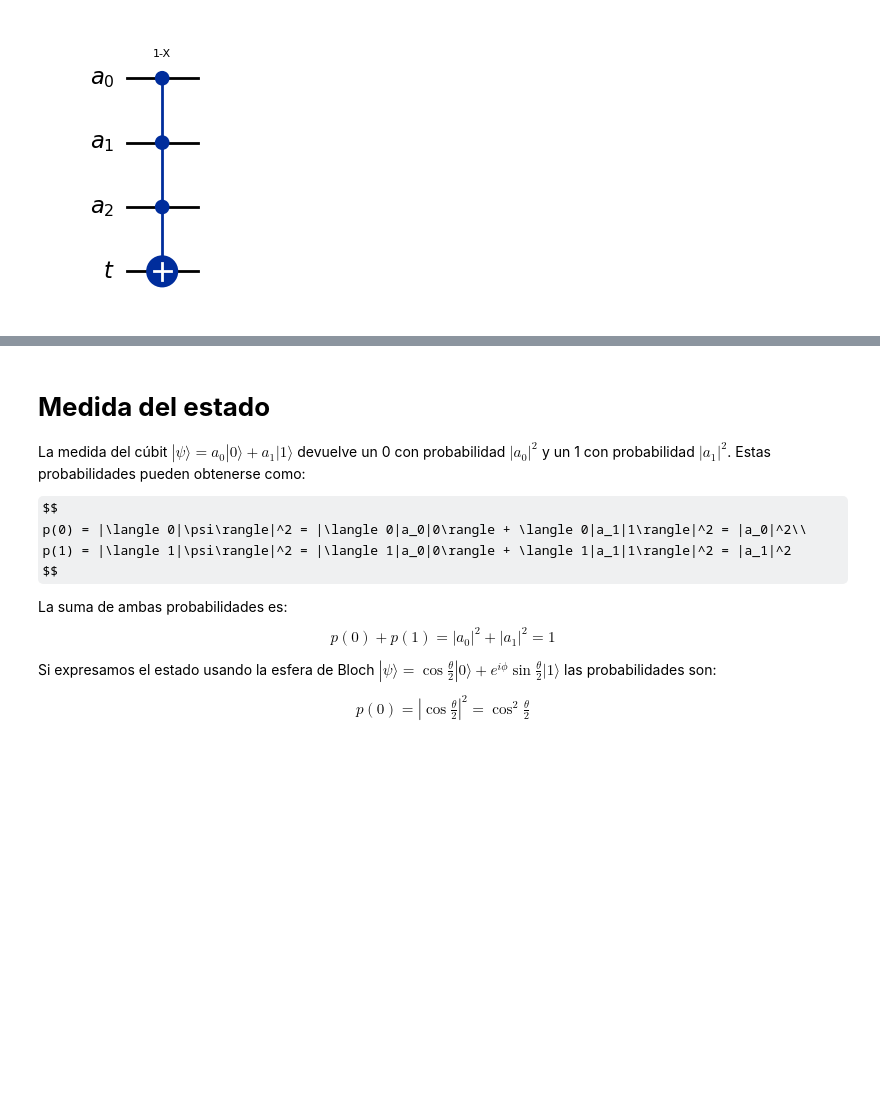
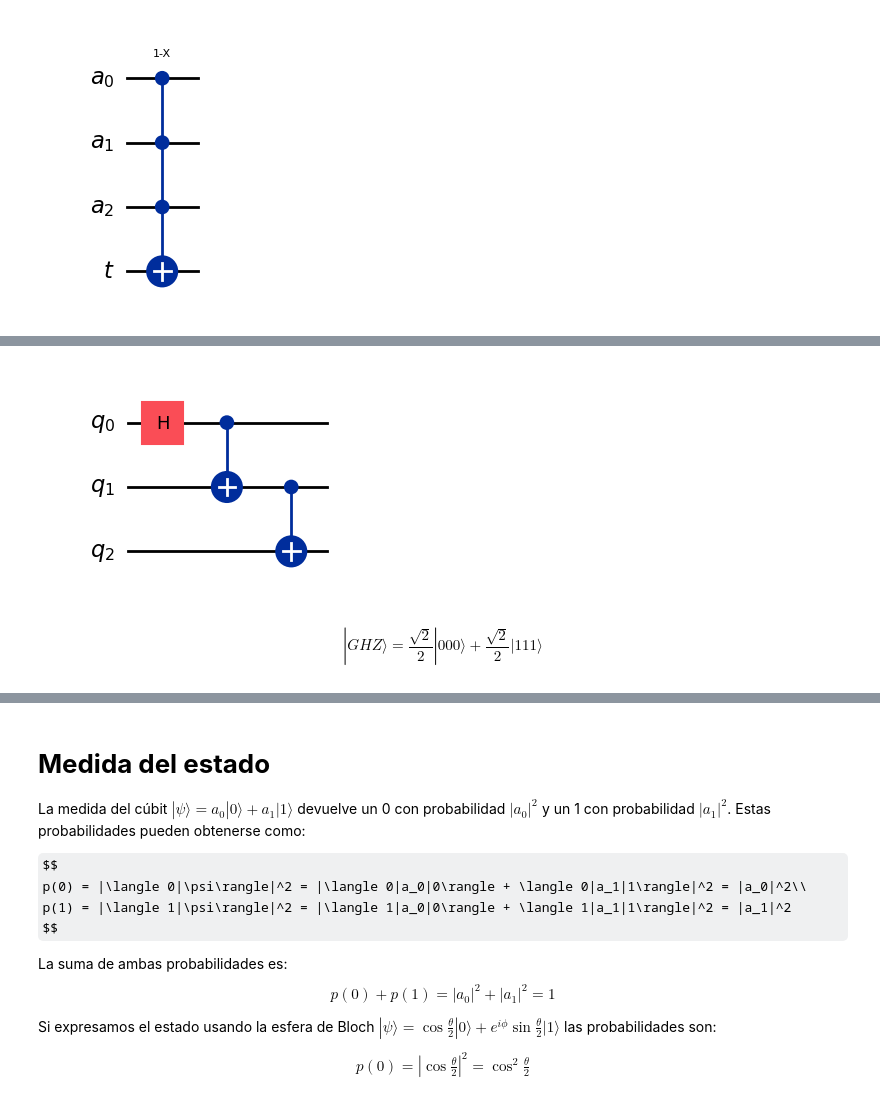
Before and after one commit to tarabelo/GrIA-QML-2025-26, a Jupyter notebook: 03. Bits y Cúbits.ipynb, the cells around one changed output, grey strips where cells are left out. Cells and saved outputs as stored; diff of their text form; code cells hidden in the pictures; some formulas as TeX source; blank space fills up the shorter version.

```diff
--- a/03. Bits y Cúbits.ipynb
+++ b/03. Bits y Cúbits.ipynb
@@ -1543,0 +1606,12 @@ $$\beta_0 = \frac{\sqrt{2}}{2} |00\rangle+\frac{\sqrt{2}}{2} |11\rangle$$
+# %%
+qc = QuantumCircuit(3)
+qc.h(0)
+qc.cx(0,1)
+qc.cx(1,2)
+display(qc.draw('mpl'))
+
+ghz = Statevector.from_circuit(qc)
+ghz.draw('latex', prefix="|GHZ\\rangle = ")
+# %% [output]
+[figure, added]
+$$|GHZ\rangle = \frac{\sqrt{2}}{2} |000\rangle+\frac{\sqrt{2}}{2} |111\rangle$$
```
Also changed, not shown: parts of 25 cells of this notebook.
